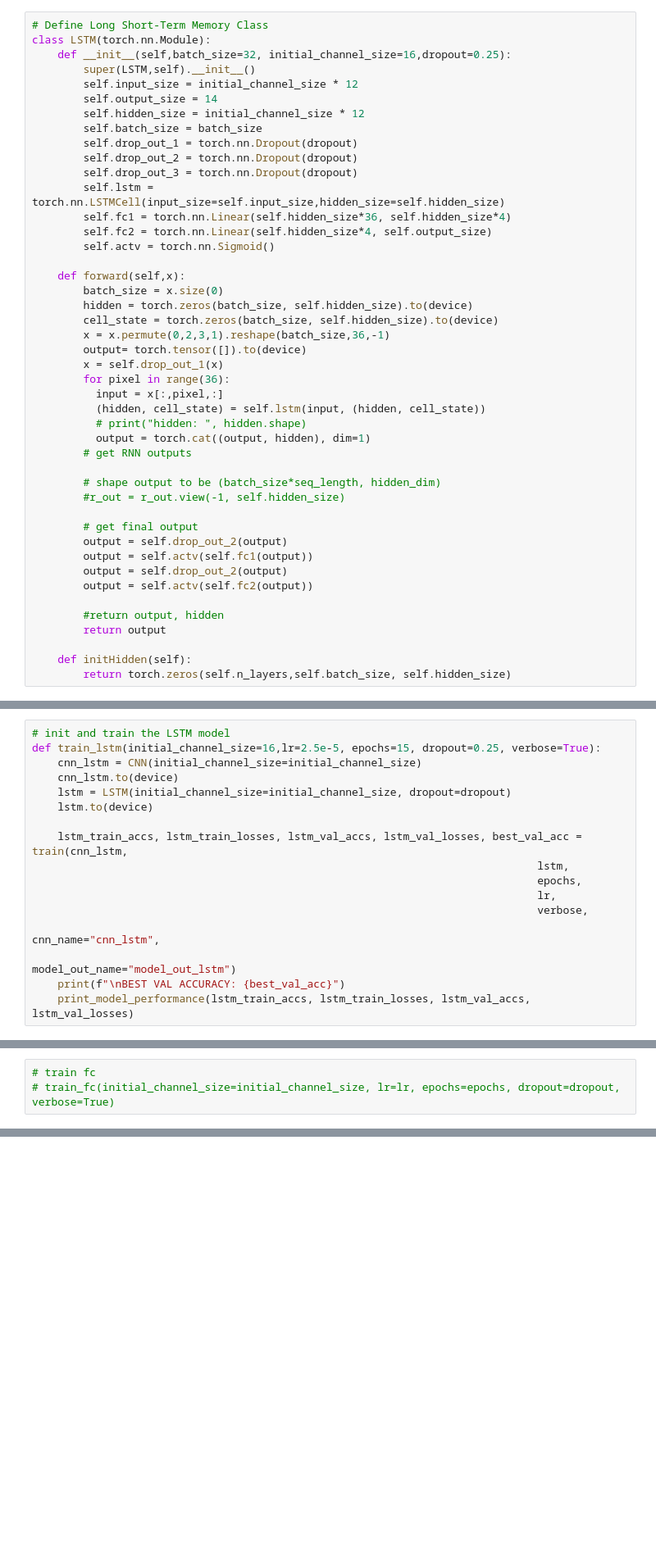
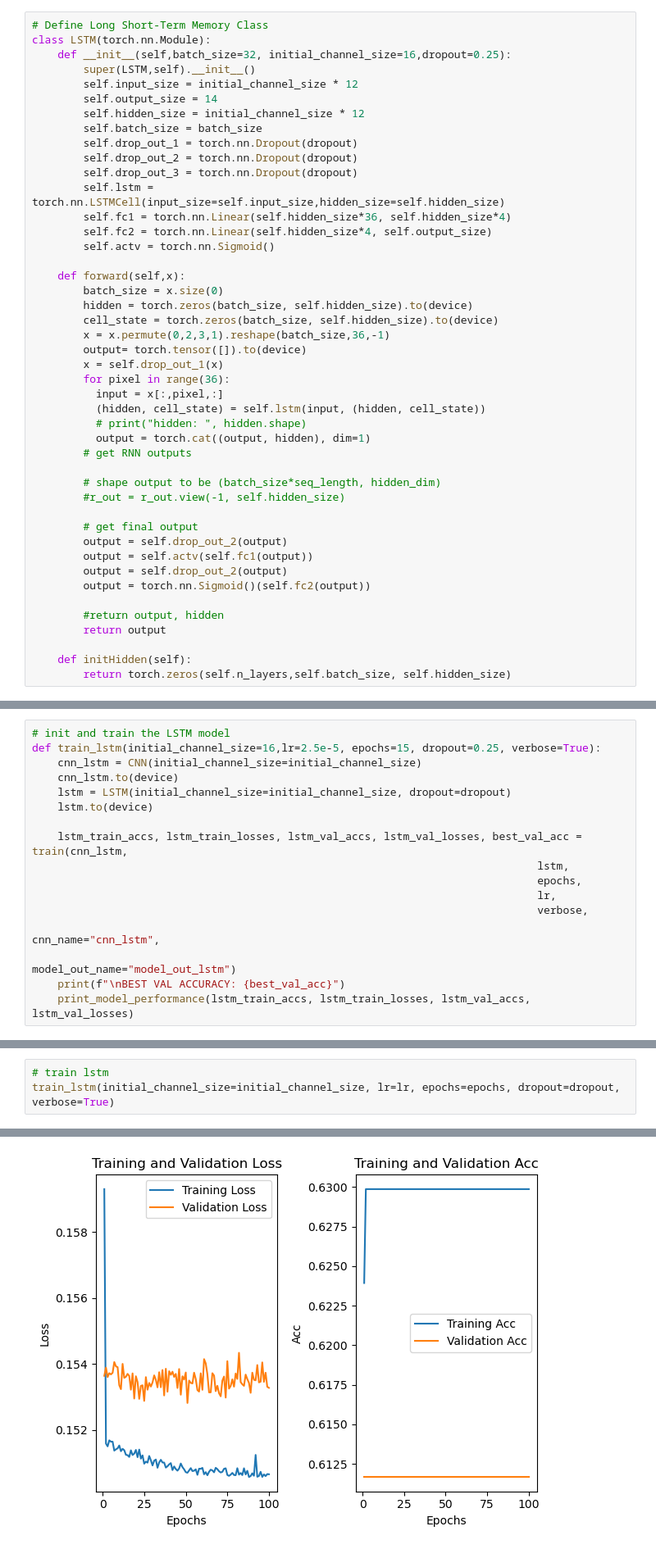
Before and after one commit to cs449w23/project-cs_get_degrees, a Jupyter notebook: CNN_rodney_multiclass.ipynb, the cells around one changed output, grey strips where cells are left out. Shown at 82% size. Saved outputs shown, nothing was run; the diff lists cells and outputs as text; blank space fills up the shorter version.

```diff
--- a/CNN_rodney_multiclass.ipynb
+++ b/CNN_rodney_multiclass.ipynb
@@ -165,7 +174,7 @@ class LSTM(torch.nn.Module):
         output = self.drop_out_2(output)
         output = self.actv(self.fc1(output))
         output = self.drop_out_2(output)
-        output = self.actv(self.fc2(output))
+        output = torch.nn.Sigmoid()(self.fc2(output))
 
         #return output, hidden
         return output
@@ -359,3 +434,4 @@ def train_lstm(initial_channel_size=16,lr=2.5e-5, epochs=15, dropout=0.25, verbo
 # %%
-# train fc
-# train_fc(initial_channel_size=initial_channel_size, lr=lr, epochs=epochs, dropout=dropout, verbose=True)
+# train lstm
+train_lstm(initial_channel_size=initial_channel_size, lr=lr, epochs=epochs, dropout=dropout, verbose=True)
+# %% [output]
@@ -361,0 +455 @@ def train_lstm(initial_channel_size=16,lr=2.5e-5, epochs=15, dropout=0.25, verbo
+[figure, added]
```
Also changed, not shown: parts of 11 cells of this notebook.
